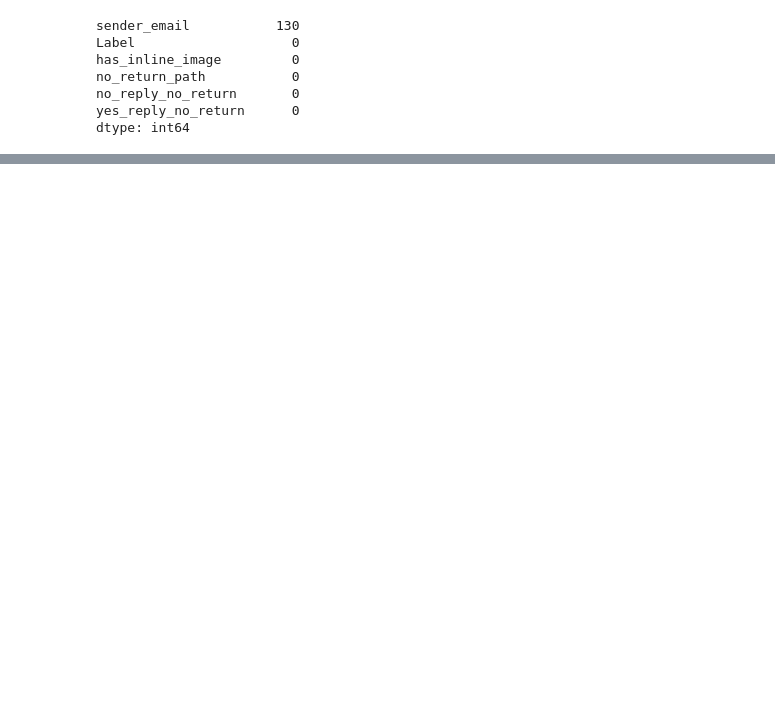
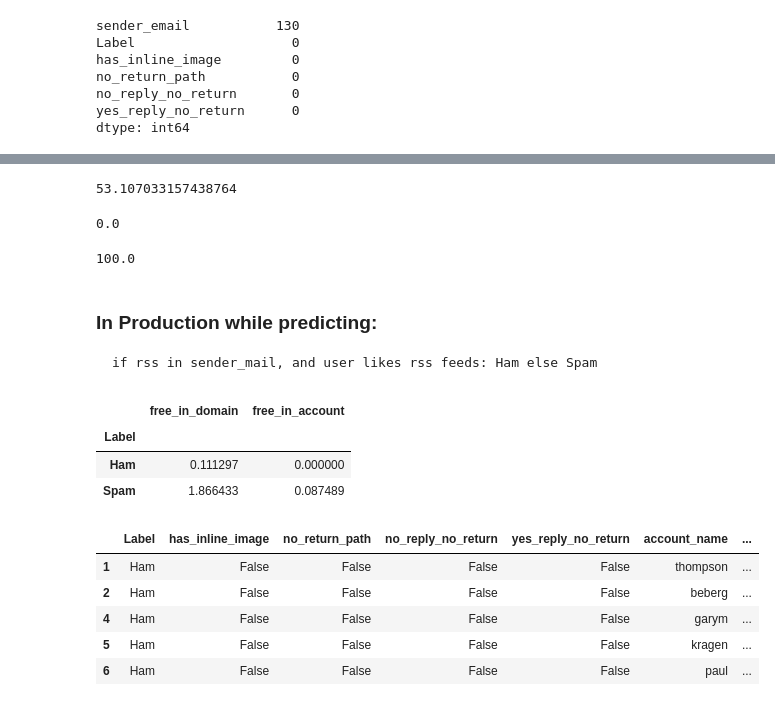
Before and after one commit to susmitpy/Spam-Email-Detector, a Jupyter notebook: Data/Data Wrangling/Scripts/Preprocessing Stage 1.ipynb, the cells around one changed output, grey strips where cells are left out. Saved outputs shown, nothing was run; the diff lists cells and outputs as text; code cells hidden in the pictures; blank space fills up the shorter version.

```diff
--- a/Data/Data Wrangling/Scripts/Preprocessing Stage 1.ipynb
+++ b/Data/Data Wrangling/Scripts/Preprocessing Stage 1.ipynb
@@ -304,0 +405,38 @@ df[["sender_email","account_name","top_level_domain","domain"]].sample(n=7)
+# %%
+df[df["account_name"] == "rssfeeds"].size / len(df) * 100
+# %% [output]
+53.107033157438764
+# %%
+df[(df["account_name"] == "rssfeeds") & (df["Label"] == "Spam")].size /df[df["account_name"] == "rssfeeds"].size  * 100
+# %% [output]
+0.0
+# %%
+df[(df["account_name"] == "rssfeeds") & (df["Label"] == "Ham")].size /df[df["account_name"] == "rssfeeds"].size  * 100
+# %% [output]
+100.0
+# %% [markdown]
+### In Production while predicting:
+    if rss in sender_mail, and user likes rss feeds: Ham else Spam
+# %%
+df.drop(df[df["account_name"] == "rssfeeds"].index,inplace=True)
+# %%
+df["free_in_domain"] = df["domain"].map(lambda x: "free" in x)
+df["free_in_account"] = df["account_name"].map(lambda x: "free" in x)
+# %%
+df.groupby("Label")['free_in_domain',"free_in_account"].mean()*100
+# %% [output]
+|  | free_in_domain | free_in_account |
+| Label |  |  |
+| Ham | 0.111297 | 0.000000 |
+| Spam | 1.866433 | 0.087489 |
+# %%
+df.drop(["sender_email","free_in_account","domain","top_level_domain"],axis=1,inplace=True)
+# %%
+df.head()
+# %% [output]
+|  | Label | has_inline_image | no_return_path | no_reply_no_return | yes_reply_no_return | account_name | ... |
+| 1 | Ham | False | False | False | False | thompson | ... |
+| 2 | Ham | False | False | False | False | beberg | ... |
+| 4 | Ham | False | False | False | False | garym | ... |
+| 5 | Ham | False | False | False | False | kragen | ... |
+| 6 | Ham | False | False | False | False | paul | ... |
```
Also changed, not shown: parts of 18 cells of this notebook.
